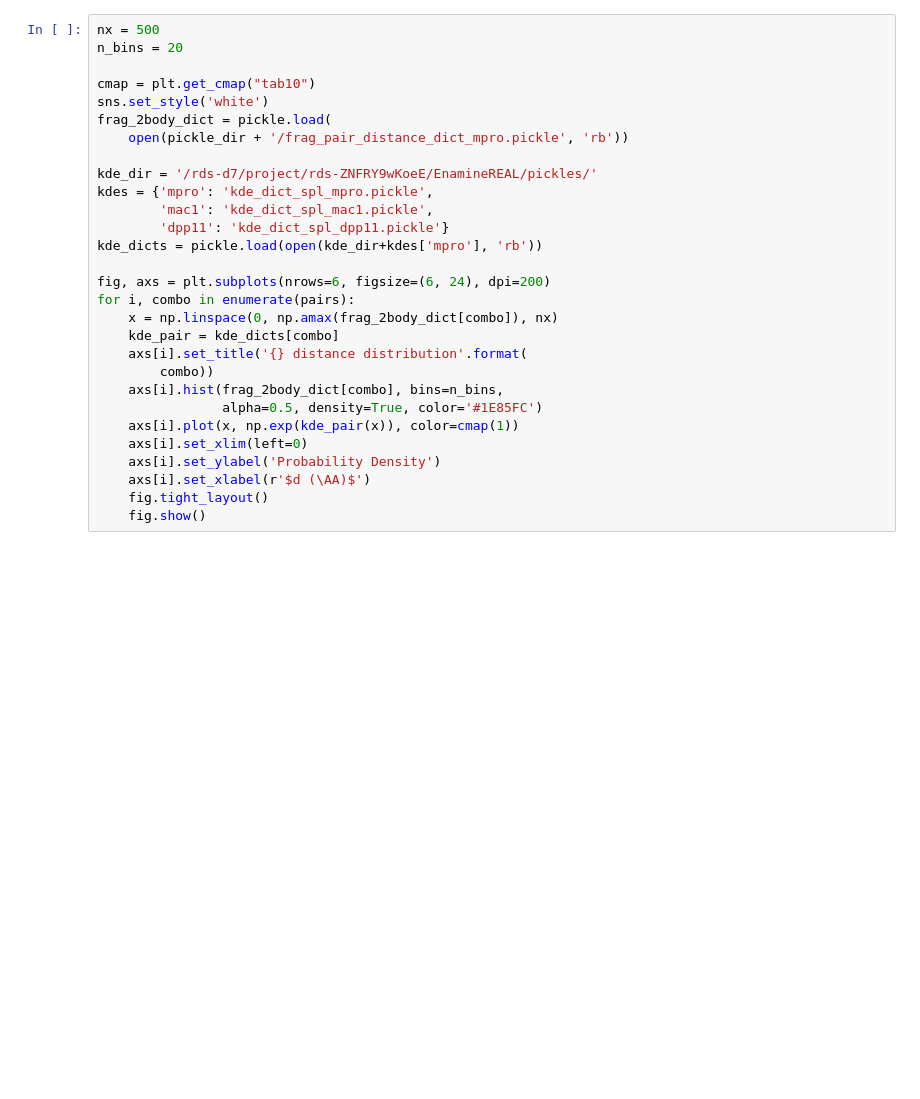
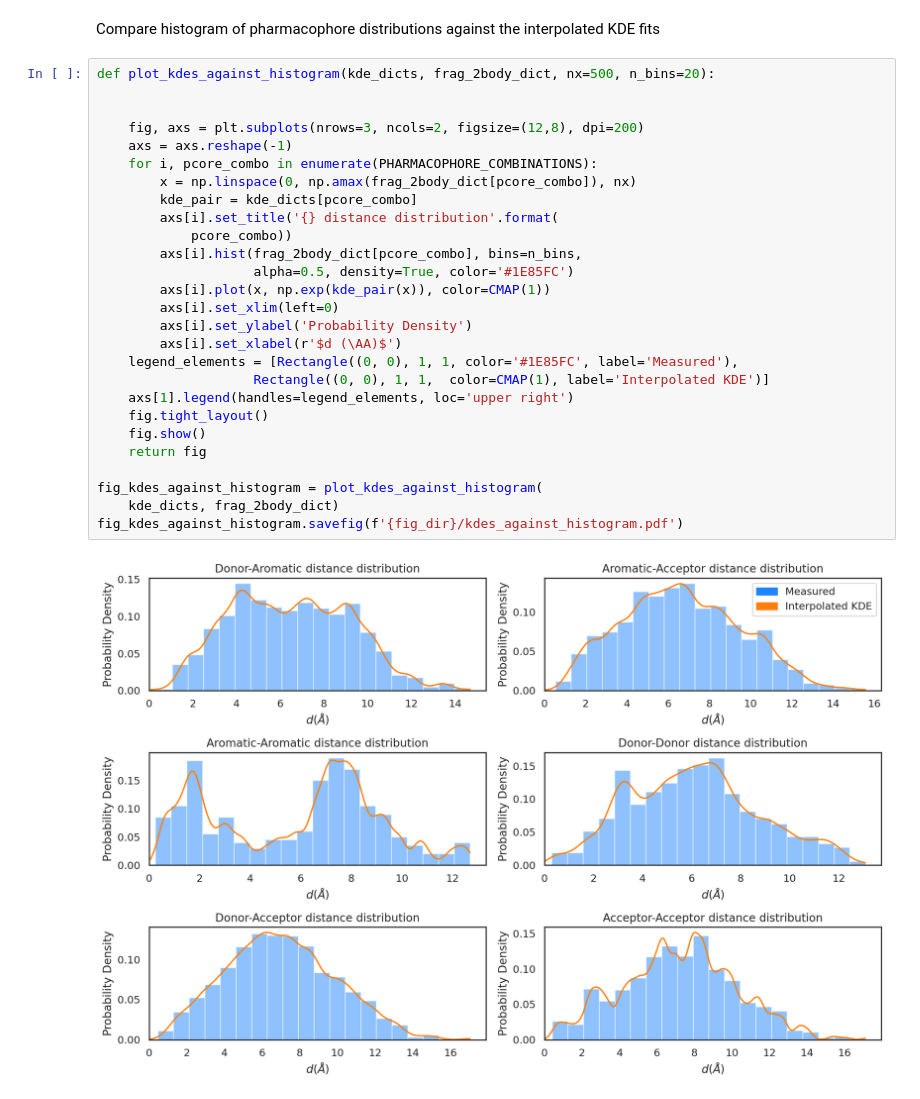
Before and after one commit to wjm41/fresco, a Jupyter notebook: figs/plotting_notebooks/compare_spline_fitting.ipynb, the cells around one changed output. Saved outputs shown, nothing was run; the diff lists cells and outputs as text; blank space fills up the shorter version.

Commit message:
refactored plotting notebook for generating SI plots

```diff
--- a/figs/plotting_notebooks/compare_spline_fitting.ipynb
+++ b/figs/plotting_notebooks/compare_spline_fitting.ipynb
@@ -28,29 +64,31 @@ pairs = ['Donor-Aromatic',
+# %% [markdown]
+Compare histogram of pharmacophore distributions against the interpolated KDE fits
 # %%
-nx = 500
-n_bins = 20
+def plot_kdes_against_histogram(kde_dicts, frag_2body_dict, nx=500, n_bins=20):
 
-cmap = plt.get_cmap("tab10")
-sns.set_style('white')
-frag_2body_dict = pickle.load(
-    open(pickle_dir + '/frag_pair_distance_dict_mpro.pickle', 'rb'))
 
-kde_dir = '/rds-d7/project/rds-ZNFRY9wKoeE/EnamineREAL/pickles/'
-kdes = {'mpro': 'kde_dict_spl_mpro.pickle',
-        'mac1': 'kde_dict_spl_mac1.pickle',
-        'dpp11': 'kde_dict_spl_dpp11.pickle'}
-kde_dicts = pickle.load(open(kde_dir+kdes['mpro'], 'rb'))
-
-fig, axs = plt.subplots(nrows=6, figsize=(6, 24), dpi=200)
-for i, combo in enumerate(pairs):
-    x = np.linspace(0, np.amax(frag_2body_dict[combo]), nx)
-    kde_pair = kde_dicts[combo]
-    axs[i].set_title('{} distance distribution'.format(
-        combo))
-    axs[i].hist(frag_2body_dict[combo], bins=n_bins,
-                alpha=0.5, density=True, color='#1E85FC')
-    axs[i].plot(x, np.exp(kde_pair(x)), color=cmap(1))
-    axs[i].set_xlim(left=0)
-    axs[i].set_ylabel('Probability Density')
-    axs[i].set_xlabel(r'$d (\AA)$')
+    fig, axs = plt.subplots(nrows=3, ncols=2, figsize=(12,8), dpi=200)
+    axs = axs.reshape(-1)
+    for i, pcore_combo in enumerate(PHARMACOPHORE_COMBINATIONS):
+        x = np.linspace(0, np.amax(frag_2body_dict[pcore_combo]), nx)
+        kde_pair = kde_dicts[pcore_combo]
+        axs[i].set_title('{} distance distribution'.format(
+            pcore_combo))
+        axs[i].hist(frag_2body_dict[pcore_combo], bins=n_bins,
+                    alpha=0.5, density=True, color='#1E85FC')
+        axs[i].plot(x, np.exp(kde_pair(x)), color=CMAP(1))
+        axs[i].set_xlim(left=0)
+        axs[i].set_ylabel('Probability Density')
+        axs[i].set_xlabel(r'$d (\AA)$')
+    legend_elements = [Rectangle((0, 0), 1, 1, color='#1E85FC', label='Measured'),
+                    Rectangle((0, 0), 1, 1,  color=CMAP(1), label='Interpolated KDE')]
+    axs[1].legend(handles=legend_elements, loc='upper right')
     fig.tight_layout()
     fig.show()
+    return fig
+
+fig_kdes_against_histogram = plot_kdes_against_histogram(
+    kde_dicts, frag_2body_dict)
+fig_kdes_against_histogram.savefig(f'{fig_dir}/kdes_against_histogram.pdf')
+# %% [output]
+[figure, added]
```
Also changed, not shown: parts of 9 cells of this notebook, 3 other files.
